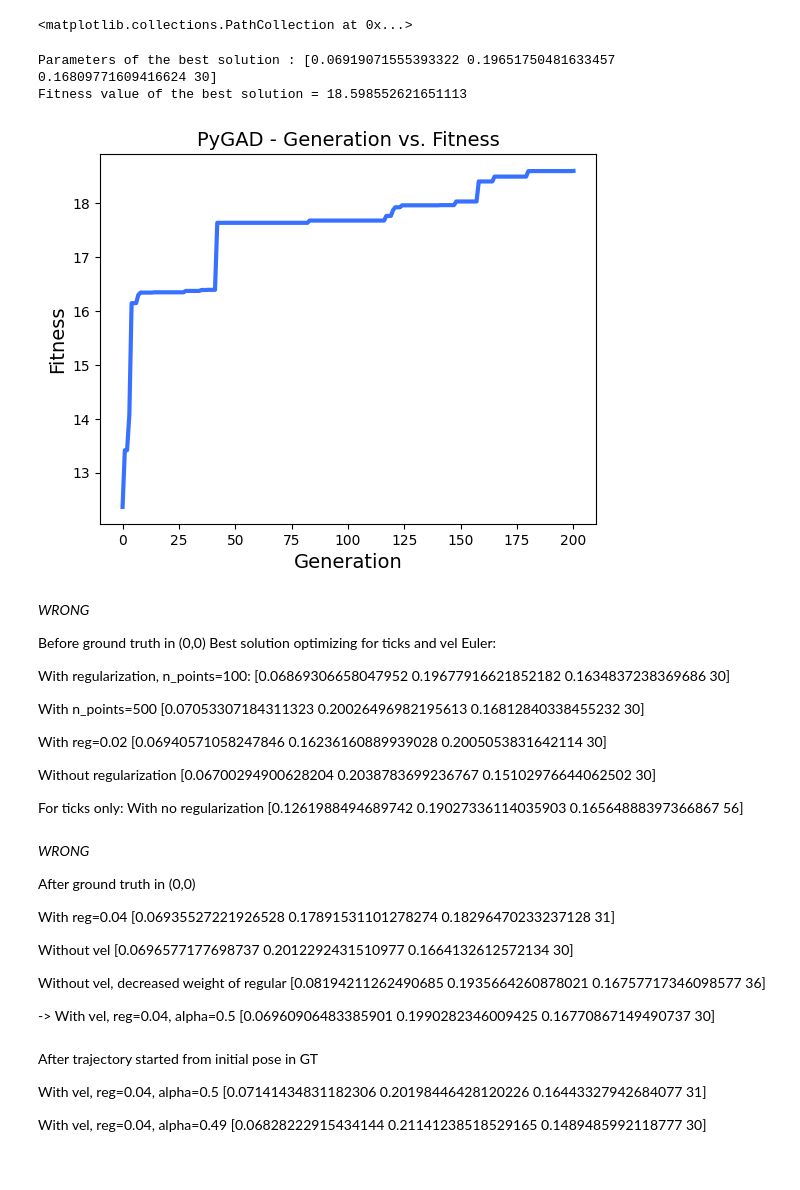
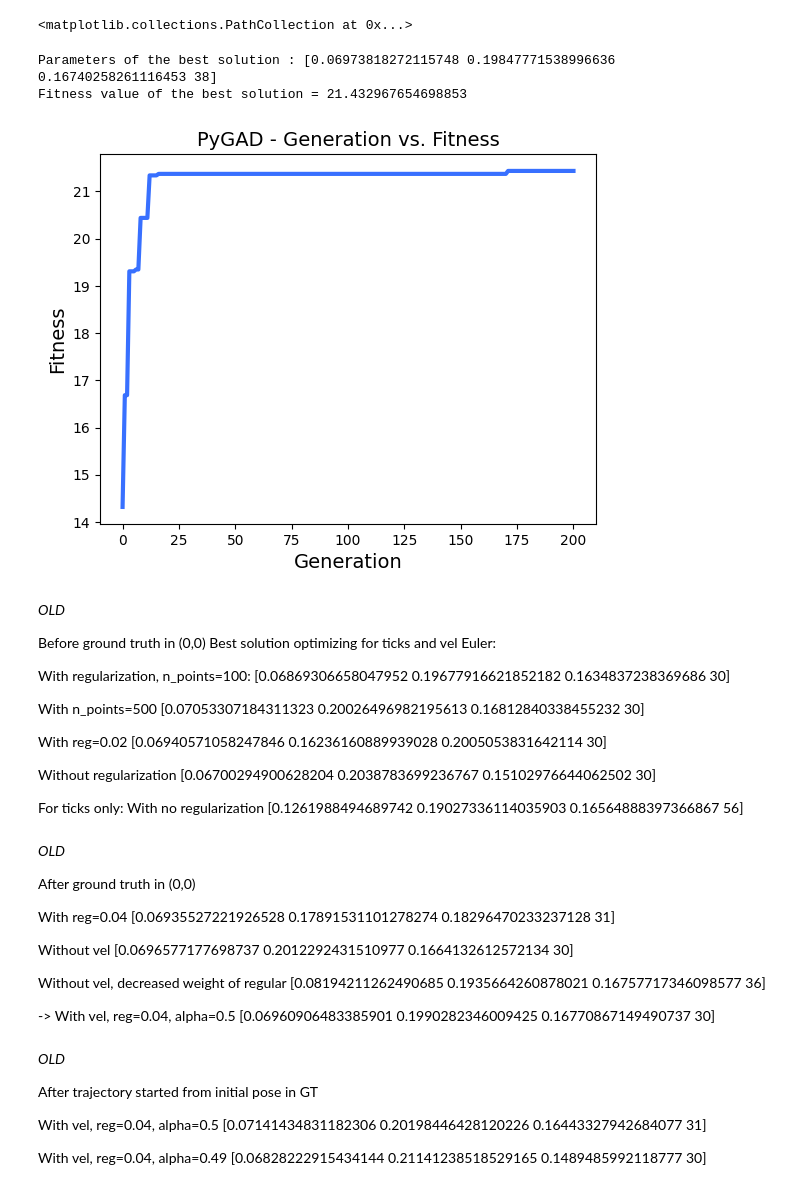
Before and after one commit to mirkousuelli/genetic-omni-robot, a Jupyter notebook: script/Params_GA_tuning.ipynb, the cells around one changed output. Saved outputs shown, nothing was run; the diff lists cells and outputs as text; code cells hidden in the pictures.

Commit message:
Wheel velocity fix, robot params, script, imgs updated
Wheel velocity for ticks converted to radians/second; robot parameters optimized with GA updated; GA script updated; imgs updated

```diff
--- a/script/Params_GA_tuning.ipynb
+++ b/script/Params_GA_tuning.ipynb
@@ -55,11 +55,8 @@ poses
 # The ticks variable in the odometry represent the number of tick from the absolute beginning
 # of the wheel recording! Not the realtime position of the wheel. It's basically a counter
 def compute_trajectory(wheel_states, poses, r=0.07, l=0.2, w=0.169, N=42, use_ticks=True, euler=True):
-    T = 5 # Gear ratio
-    #r = 0.069#081#069#126#067
-    #l = 0.199#193#201#179#190#203
-    #w = 0.167#167#183#151
-    #N = 30#30#32 # Number of ticks
+    T = 5 #Gear ratio
+    #N = Number of ticks on wheel encoder
 
     # must be equal to the initial pose!! They must look in same direction!
     x = poses['pose.position.x'][0]
@@ -70,12 +67,12 @@ def compute_trajectory(wheel_states, poses, r=0.07, l=0.2, w=0.169, N=42, use_ti
     for i in range(1, len(wheel_states)):
         dt = wheel_states['Time'][i] - wheel_states['Time'][i-1]
 
-        # Wheel RPM
+        # Wheel ANGULAR VELOCITY, radians/second
         if use_ticks:
-            wheel0_rps = (wheel_states['position_0'][i] - wheel_states['position_0'][i-1]) / (N * dt)
-            wheel1_rps = (wheel_states['position_1'][i] - wheel_states['position_1'][i-1]) / (N * dt)
-            wheel2_rps = (wheel_states['position_2'][i] - wheel_states['position_2'][i-1]) / (N * dt)
-            wheel3_rps = (wheel_states['position_3'][i] - wheel_states['position_3'][i-1]) / (N * dt)
+            wheel0_rps = 2*np.pi*(wheel_states['position_0'][i] - wheel_states['position_0'][i-1]) / (T * N * dt)
+            wheel1_rps = 2*np.pi*(wheel_states['position_1'][i] - wheel_states['position_1'][i-1]) / (T * N * dt)
+            wheel2_rps = 2*np.pi*(wheel_states['position_2'][i] - wheel_states['position_2'][i-1]) / (T * N * dt)
+            wheel3_rps = 2*np.pi*(wheel_states['position_3'][i] - wheel_states['position_3'][i-1]) / (T * N * dt)
         else:
             wheel0_rps = wheel_states['velocity_0'][i] / 60 / T
             wheel1_rps = wheel_states['velocity_1'][i] / 60 / T
@@ -103,14 +100,20 @@ def compute_trajectory(wheel_states, poses, r=0.07, l=0.2, w=0.169, N=42, use_ti
         pose_arr = np.concatenate((pose_arr, np.array([[x,y,theta]])), axis=0)
     return pose_arr
 # %%
-r=0.0683
-l=0.211
-w=0.149
-N=30
-r=0.0691
-l=0.1965
-w=0.1681
-N=30
+# Default
+#r=0.07
+#l=0.2
+#w=0.169
+#N=42
+# Optimized
+r=0.07007972256976944
+l=0.19943134513875557
+w=0.1680582071314848
+N=38
+r=0.0700368088348283
+l=0.1812399329620913
+w=0.18574904307836762
+N=38
 
 fig = plt.figure(figsize=(22,11))
 plt.title('OptiTrack:Blue - ticks:red - gearVelocity:green')
@@ -198,39 +201,39 @@ def fitness_func(solution, solution_idx):
     return fitness
 
 
 
 num_generations = 200
 with tqdm.tqdm(total=num_generations) as pbar:
     ga_instance = pygad.GA(num_generations=num_generations,
                            num_parents_mating=2,
                            fitness_func=fitness_func,
                            sol_per_pop=8,
                            num_genes=4,
                            gene_type= [float, float, float, int],
                            gene_space=[{'low':0.06, 'high':0.08},{'low':0.18, 'high':0.22},
-                                       {'low':0.149, 'high':0.189},{'low':20, 'high':50}],
+                                       {'low':0.149, 'high':0.189},{'low':37, 'high':47}],
                            init_range_low=0.05,
                            init_range_high=40,
                            parent_selection_type="sss",
                            keep_parents=1,
                            crossover_type="single_point",
                            mutation_type="random",
                            mutation_percent_genes=25,
                            on_generation=lambda _: pbar.update(1))
     ga_instance.run()
 
 
 solution, solution_fitness, solution_idx = ga_instance.best_solution()
 print("Parameters of the best solution : {solution}".format(solution=solution))
 print("Fitness value of the best solution = {solution_fitness}".format(solution_fitness=solution_fitness))
 
 ga_instance.plot_fitness()
 # %% [output]
-Parameters of the best solution : [0.06919071555393322 0.19651750481633457 0.16809771609416624 30]
-Fitness value of the best solution = 18.598552621651113
+Parameters of the best solution : [0.06973818272115748 0.19847771538996636 0.16740258261116453 38]
+Fitness value of the best solution = 21.432967654698853
-[figure, old version]
+[figure, new version]
 # %% [markdown]
-*WRONG*
+*OLD*
 
 Before ground truth in (0,0)
 Best solution optimizing for ticks and vel Euler:
@@ -246,7 +249,7 @@ Without regularization [0.06700294900628204 0.2038783699236767 0.151029766440625
 For ticks only:
 With no regularization [0.1261988494689742 0.19027336114035903 0.16564888397366867 56]
 # %% [markdown]
-*WRONG*
+*OLD*
 
 After ground truth in (0,0)
 
@@ -259,6 +262,8 @@ Without vel, decreased weight of regular [0.08194211262490685 0.1935664260878021
 
 -> With vel, reg=0.04, alpha=0.5 [0.06960906483385901 0.1990282346009425 0.16770867149490737 30]
 # %% [markdown]
+*OLD*
+
 After trajectory started from initial pose in GT
 
 With vel, reg=0.04, alpha=0.5 [0.07141434831182306 0.20198446428120226 0.16443327942684077 31]
```
Also changed, not shown: parts of 3 cells of this notebook, 7 other files.
